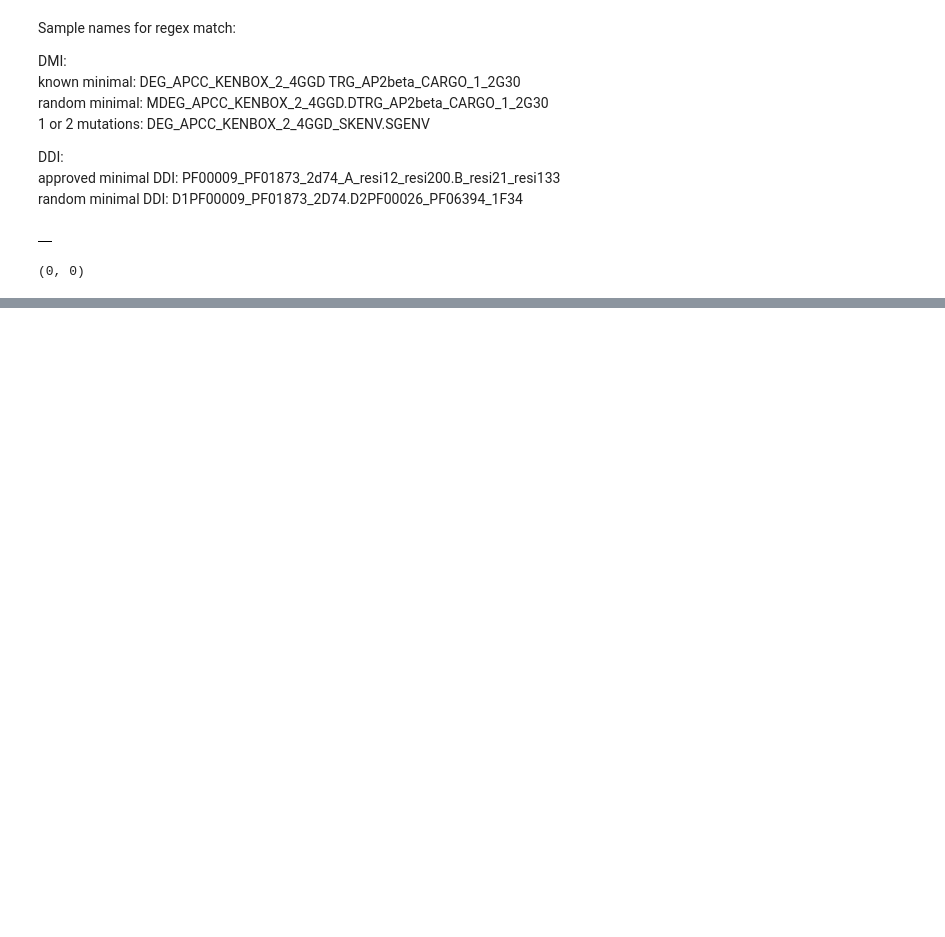
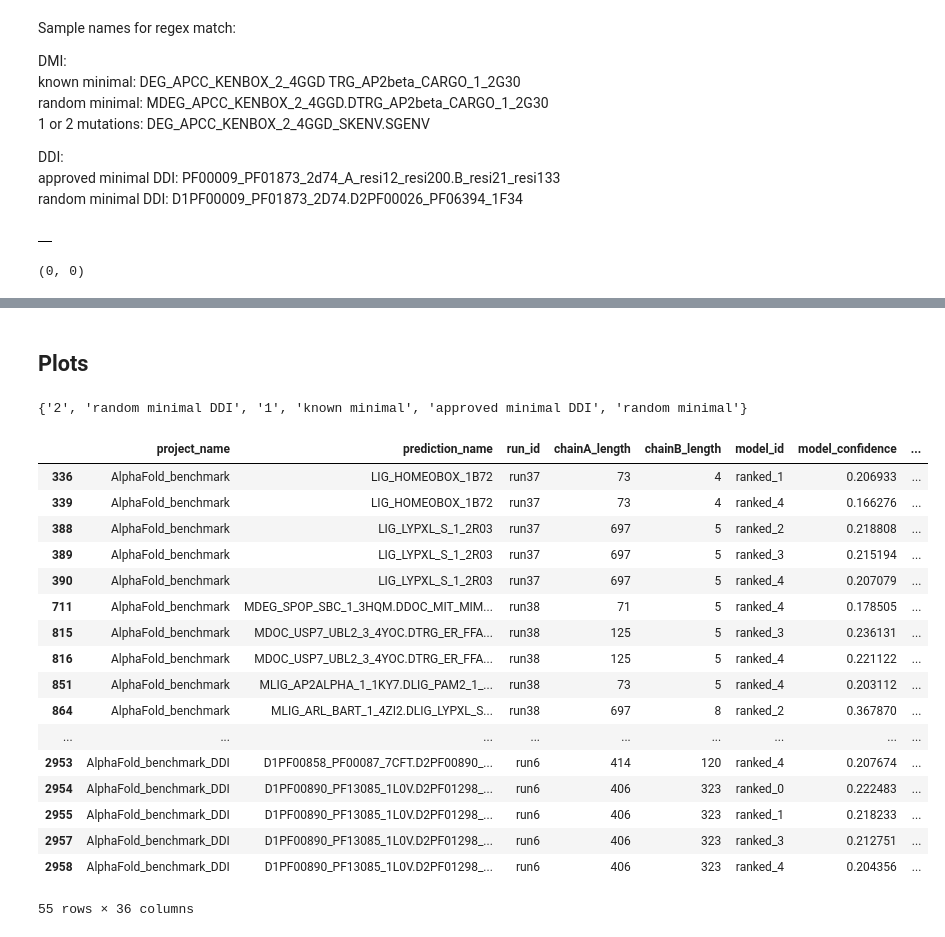
Before and after one commit to andreasmz/bachelorthesis, a Jupyter notebook: dev/2025-01-16 dataset analyzation.ipynb, the cells around one changed output, grey strips where cells are left out. Drawn from its saved outputs; the diff is of its cells as text; code cells hidden in the pictures; blank space fills up the shorter version.

```diff
--- a/dev/2025-01-16 dataset analyzation.ipynb
+++ b/dev/2025-01-16 dataset analyzation.ipynb
@@ -259,2 +288,8 @@ dataAF = pd.merge(
 # %%
 measurement.to_csv(Path("../ressources/af_structures.csv"), index=False)
+# %% [markdown]
+## Plots
+# %%
+print(set(dataAF["num_mutation_in_motif"]))
+# %% [output]
+{'2', 'random minimal DDI', '1', 'known minimal', 'approved minimal DDI', 'random minimal'}
@@ -260,0 +298,21 @@ measurement.to_csv(Path("../ressources/af_structures.csv"), index=False)
+# %%
+dataAF[dataAF["min_distance"].isna()]
+# %% [output]
+|  | project_name | prediction_name | run_id | chainA_length | chainB_length | model_id | model_confidence | ... |
+| 336 | AlphaFold_benchmark | LIG_HOMEOBOX_1B72 | run37 | 73 | 4 | ranked_1 | 0.206933 | ... |
+| 339 | AlphaFold_benchmark | LIG_HOMEOBOX_1B72 | run37 | 73 | 4 | ranked_4 | 0.166276 | ... |
+| 388 | AlphaFold_benchmark | LIG_LYPXL_S_1_2R03 | run37 | 697 | 5 | ranked_2 | 0.218808 | ... |
+| 389 | AlphaFold_benchmark | LIG_LYPXL_S_1_2R03 | run37 | 697 | 5 | ranked_3 | 0.215194 | ... |
+| 390 | AlphaFold_benchmark | LIG_LYPXL_S_1_2R03 | run37 | 697 | 5 | ranked_4 | 0.207079 | ... |
+| 711 | AlphaFold_benchmark | MDEG_SPOP_SBC_1_3HQM.DDOC_MIT_MIM... | run38 | 71 | 5 | ranked_4 | 0.178505 | ... |
+| 815 | AlphaFold_benchmark | MDOC_USP7_UBL2_3_4YOC.DTRG_ER_FFA... | run38 | 125 | 5 | ranked_3 | 0.236131 | ... |
+| 816 | AlphaFold_benchmark | MDOC_USP7_UBL2_3_4YOC.DTRG_ER_FFA... | run38 | 125 | 5 | ranked_4 | 0.221122 | ... |
+| 851 | AlphaFold_benchmark | MLIG_AP2ALPHA_1_1KY7.DLIG_PAM2_1_... | run38 | 73 | 5 | ranked_4 | 0.203112 | ... |
+| 864 | AlphaFold_benchmark | MLIG_ARL_BART_1_4ZI2.DLIG_LYPXL_S... | run38 | 697 | 8 | ranked_2 | 0.367870 | ... |
+| ... | ... | ... | ... | ... | ... | ... | ... | ... |
+| 2953 | AlphaFold_benchmark_DDI | D1PF00858_PF00087_7CFT.D2PF00890_... | run6 | 414 | 120 | ranked_4 | 0.207674 | ... |
+| 2954 | AlphaFold_benchmark_DDI | D1PF00890_PF13085_1L0V.D2PF01298_... | run6 | 406 | 323 | ranked_0 | 0.222483 | ... |
+| 2955 | AlphaFold_benchmark_DDI | D1PF00890_PF13085_1L0V.D2PF01298_... | run6 | 406 | 323 | ranked_1 | 0.218233 | ... |
+| 2957 | AlphaFold_benchmark_DDI | D1PF00890_PF13085_1L0V.D2PF01298_... | run6 | 406 | 323 | ranked_3 | 0.212751 | ... |
+| 2958 | AlphaFold_benchmark_DDI | D1PF00890_PF13085_1L0V.D2PF01298_... | run6 | 406 | 323 | ranked_4 | 0.204356 | ... |
+55 rows × 36 columns
```
Also changed, not shown: parts of 7 cells of this notebook, 2 other files.
